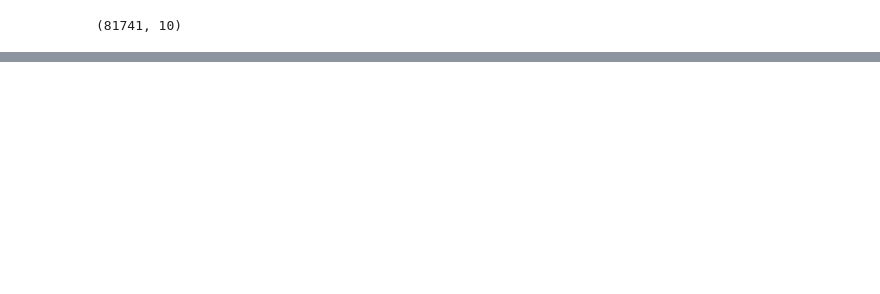
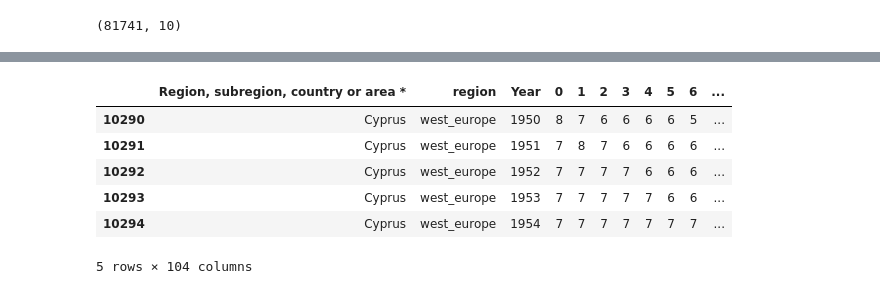
Before and after one commit to rimelq/Applied-Data-Analysis-Project, a Jupyter notebook: src/preprocessing_global.ipynb, the cells around one changed output, grey strips where cells are left out. Saved outputs shown, nothing was run; the diff lists cells and outputs as text; code cells hidden in the pictures; blank space fills up the shorter version.

```diff
--- a/src/preprocessing_global.ipynb
+++ b/src/preprocessing_global.ipynb
@@ -577,0 +1280,3 @@ print(movies_info.shape)
+# %%
+pop_male_realworld_europe = pop_male_realworld[pop_male_realworld['Region, subregion, country or area *'].isin(european_countries)]
+pop_male_realworld_europe.head()
@@ -577,0 +1291,15 @@ print(movies_info.shape)
+# %%
+def get_main_region(country):
+    for region, countries in region_mapping.items():
+        if country in countries:
+            return region
+    return 'unknown'
+
+# Work on a copy of the DataFrame to avoid modifying the original
+pop_male_realworld_europe = pop_male_realworld_europe.copy()
+
+# Apply the function to assign regions using .loc
+pop_male_realworld_europe.loc[:, 'region'] = pop_male_realworld_europe['Region, subregion, country or area *'].apply(get_main_region)
+
+# Display the results
+pop_male_realworld_europe.head()
@@ -577,0 +1314,17 @@ print(movies_info.shape)
+# %%
+# Define columns to keep
+columns_to_keep = ['Region, subregion, country or area *', 'region', 'Year'] + [col for col in pop_male_realworld_europe.columns if isinstance(col, int) or col.isdigit() or col == '100+']
+
+# Filter the DataFrame to retain only the specified columns
+pop_male_realworld_europe = pop_male_realworld_europe[columns_to_keep]
+
+# Display the resulting DataFrame's columns to verify
+pop_male_realworld_europe.head()
+# %% [output]
+|  | Region, subregion, country or area * | region | Year | 0 | 1 | 2 | 3 | 4 | 5 | 6 | ... |
+| 10290 | Cyprus | west_europe | 1950 | 8 | 7 | 6 | 6 | 6 | 6 | 5 | ... |
+| 10291 | Cyprus | west_europe | 1951 | 7 | 8 | 7 | 6 | 6 | 6 | 6 | ... |
+| 10292 | Cyprus | west_europe | 1952 | 7 | 7 | 7 | 7 | 6 | 6 | 6 | ... |
+| 10293 | Cyprus | west_europe | 1953 | 7 | 7 | 7 | 7 | 7 | 6 | 6 | ... |
+| 10294 | Cyprus | west_europe | 1954 | 7 | 7 | 7 | 7 | 7 | 7 | 7 | ... |
+5 rows × 104 columns
```
Also changed, not shown: parts of 132 cells of this notebook, 18 other files.
